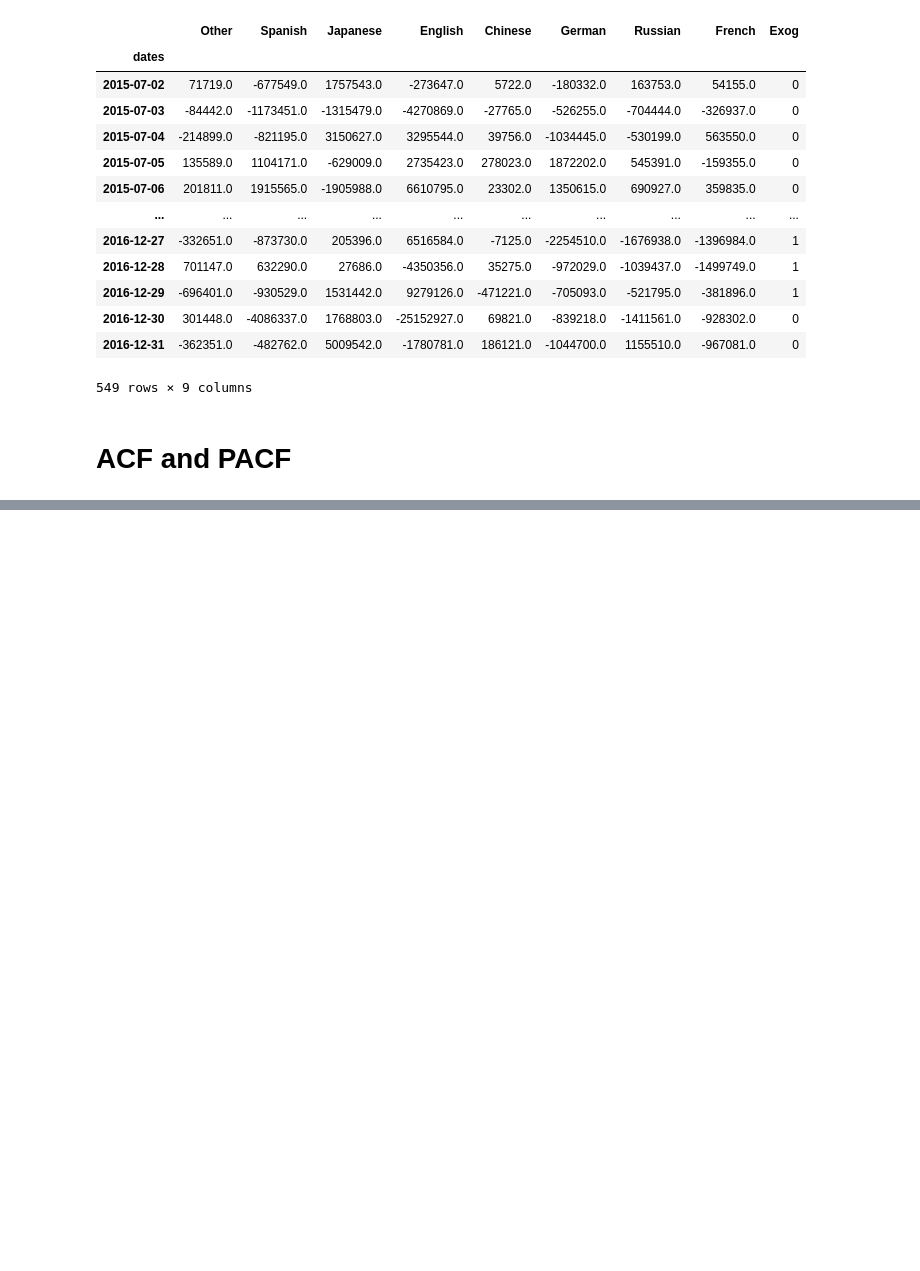
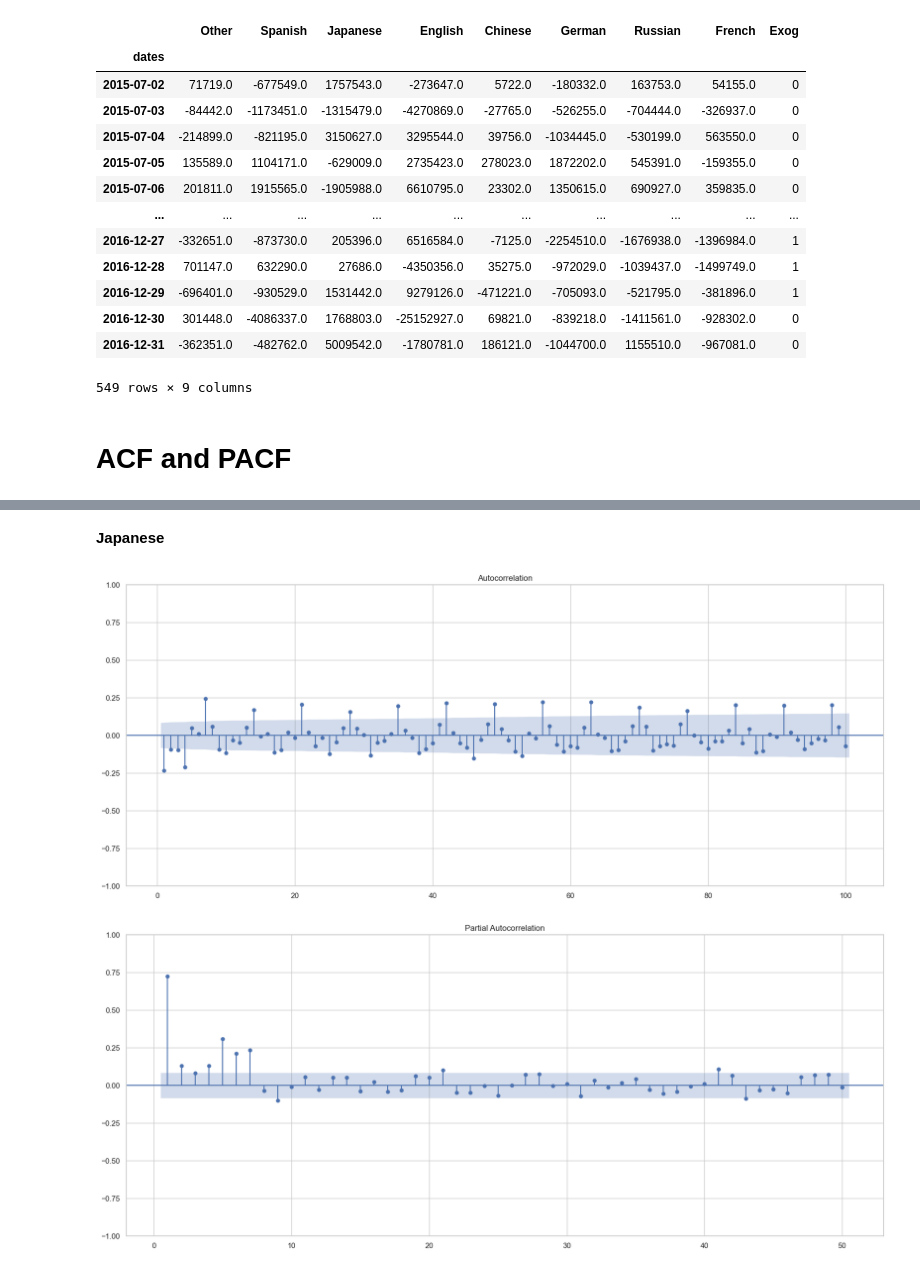
Before and after one commit to gautamnaik1994/AdEaseTimeSeriesForecastingCaseStudy, a Jupyter notebook: notebooks/CaseStudy.ipynb, the cells around one changed output, grey strips where cells are left out. Drawn from its saved outputs; the diff is of its cells as text; code cells hidden in the pictures; blank space fills up the shorter version.

```diff
--- a/notebooks/CaseStudy.ipynb
+++ b/notebooks/CaseStudy.ipynb
@@ -588,0 +611,9 @@ plot_acf(df_orig["English"], lags=150, zero=False);
+# %% [markdown]
+
+**Japanese**
+# %%
+plot_acf(df["Japanese"], lags=100, zero=False);
+plot_pacf(df_orig["Japanese"], lags=50, zero=False);
+# %% [output]
+[figure, added]
+[figure, added]
```
Also changed, not shown: parts of 15 cells of this notebook.
